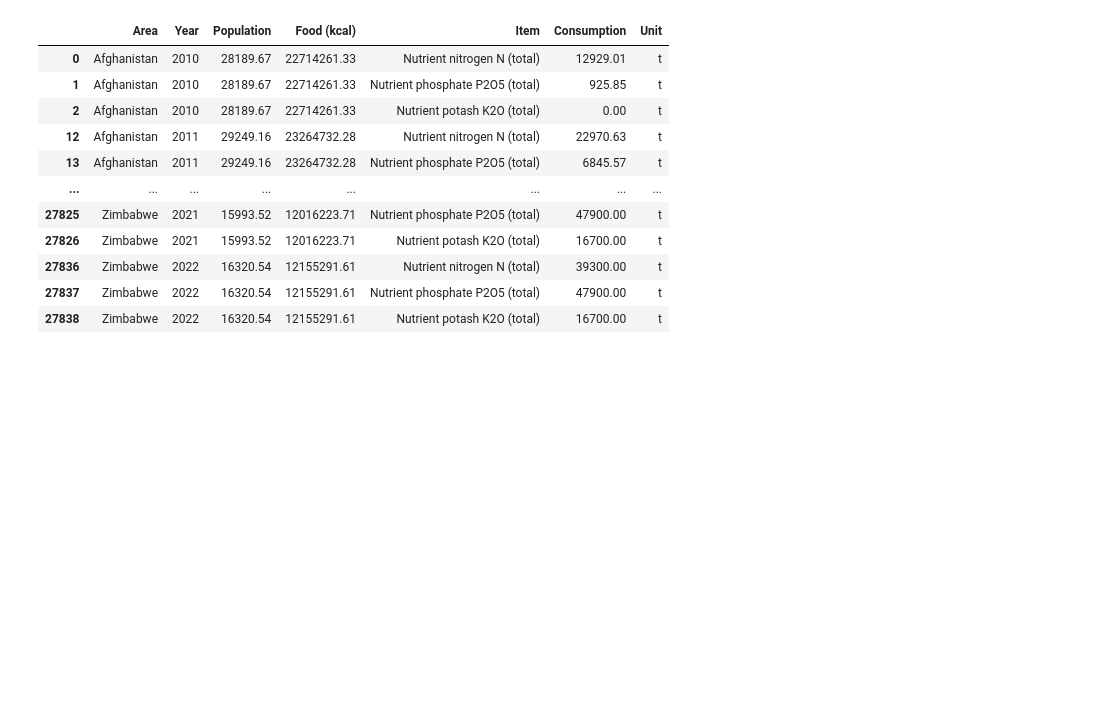
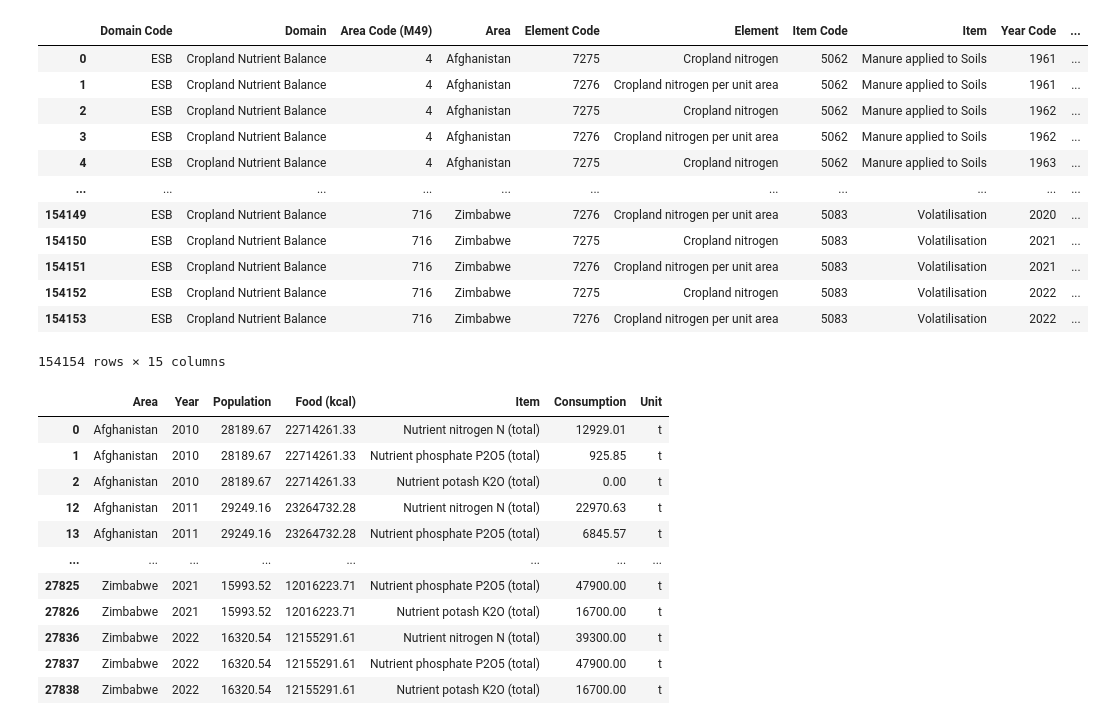
Before and after one commit to leoThorwald/fertilizer_overuse, a Jupyter notebook: extracting_data.ipynb, the cells around one changed output. Saved outputs shown, nothing was run; the diff lists cells and outputs as text; code cells hidden in the pictures; blank space fills up the shorter version.

```diff
--- a/extracting_data.ipynb
+++ b/extracting_data.ipynb
@@ -23,3 +79,19 @@ fertilizer_df
+# %%
+cropland_nutrient_df
+# %% [output]
+|  | Domain Code | Domain | Area Code (M49) | Area | Element Code | Element | Item Code | Item | Year Code | ... |
+| 0 | ESB | Cropland Nutrient Balance | 4 | Afghanistan | 7275 | Cropland nitrogen | 5062 | Manure applied to Soils | 1961 | ... |
+| 1 | ESB | Cropland Nutrient Balance | 4 | Afghanistan | 7276 | Cropland nitrogen per unit area | 5062 | Manure applied to Soils | 1961 | ... |
+| 2 | ESB | Cropland Nutrient Balance | 4 | Afghanistan | 7275 | Cropland nitrogen | 5062 | Manure applied to Soils | 1962 | ... |
+| 3 | ESB | Cropland Nutrient Balance | 4 | Afghanistan | 7276 | Cropland nitrogen per unit area | 5062 | Manure applied to Soils | 1962 | ... |
+| 4 | ESB | Cropland Nutrient Balance | 4 | Afghanistan | 7275 | Cropland nitrogen | 5062 | Manure applied to Soils | 1963 | ... |
+| ... | ... | ... | ... | ... | ... | ... | ... | ... | ... | ... |
+| 154149 | ESB | Cropland Nutrient Balance | 716 | Zimbabwe | 7276 | Cropland nitrogen per unit area | 5083 | Volatilisation | 2020 | ... |
+| 154150 | ESB | Cropland Nutrient Balance | 716 | Zimbabwe | 7275 | Cropland nitrogen | 5083 | Volatilisation | 2021 | ... |
+| 154151 | ESB | Cropland Nutrient Balance | 716 | Zimbabwe | 7276 | Cropland nitrogen per unit area | 5083 | Volatilisation | 2021 | ... |
+| 154152 | ESB | Cropland Nutrient Balance | 716 | Zimbabwe | 7275 | Cropland nitrogen | 5083 | Volatilisation | 2022 | ... |
+| 154153 | ESB | Cropland Nutrient Balance | 716 | Zimbabwe | 7276 | Cropland nitrogen per unit area | 5083 | Volatilisation | 2022 | ... |
+154154 rows × 15 columns
 # %%
 data=food_balances_df[food_balances_df['Element']=='Total Population - Both sexes'][['Area','Year','Value']].rename({'Value':'Population'}, axis=1)
 data=data.merge(food_balances_df[food_balances_df['Element']=='Food supply (kcal)'][['Area','Year','Value']], on=['Area', 'Year']).rename({'Value':'Food (kcal)'}, axis=1)
```
Also changed, not shown: parts of 43 cells of this notebook.
